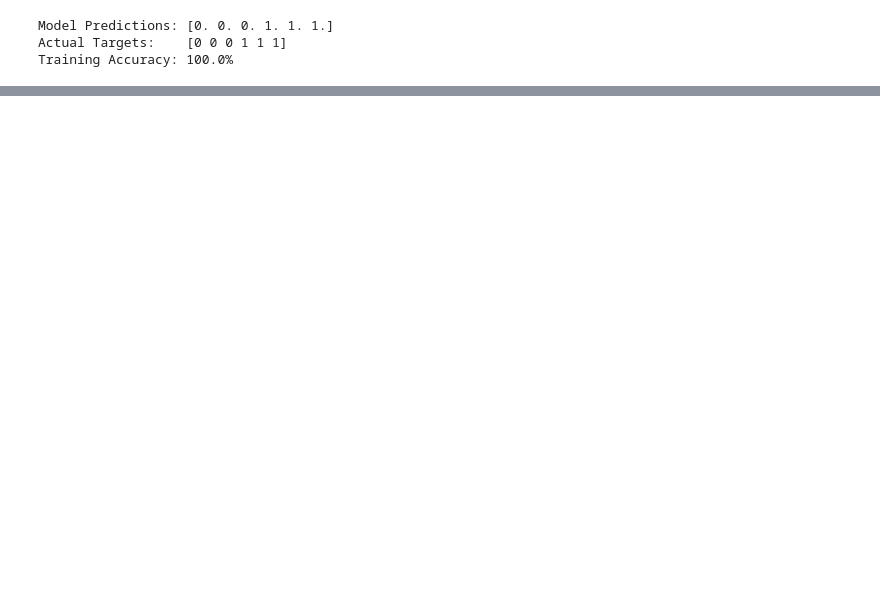
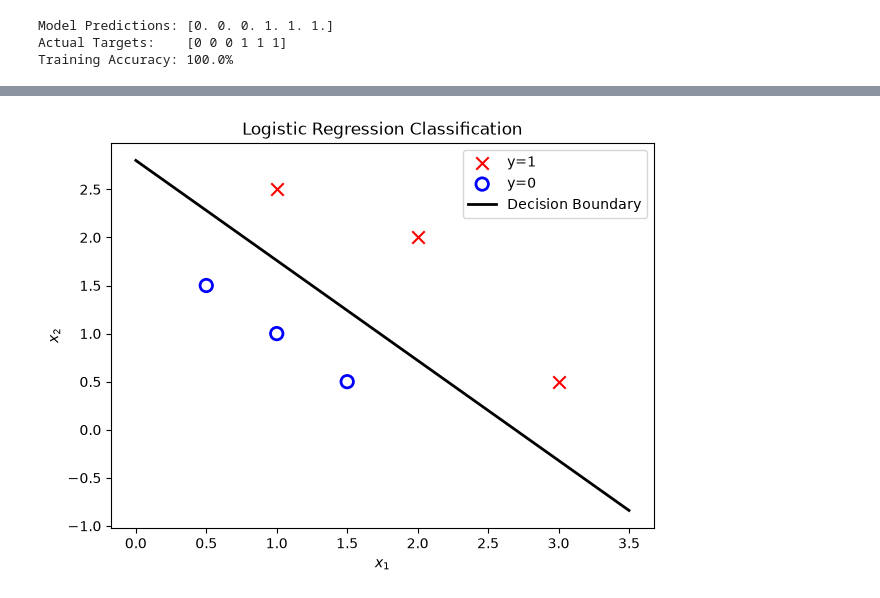
Before and after one commit to deepakdasbiswas/Machine-Learning, a Jupyter notebook: Logistic_Regression.ipynb, the cells around one changed output, grey strips where cells are left out. Cells and saved outputs as stored; diff of their text form; code cells hidden in the pictures; blank space fills up the shorter version.

```diff
--- a/Logistic_Regression.ipynb
+++ b/Logistic_Regression.ipynb
@@ -153,16 +177,13 @@ def compute_gradient_logistic(X, y, w, b):
     dj_db = 0.
 
     for i in range(m):
-        # Pass the linear combination through the sigmoid
         f_wb_i = sigmoid(np.dot(X[i], w) + b)
         err_i  = f_wb_i  - y[i]
         for j in range(n):
             dj_dw[j] = dj_dw[j] + err_i * X[i,j]
         dj_db = dj_db + err_i
 
-    dj_dw = dj_dw / m
-    dj_db = dj_db / m
-    return dj_dw, dj_db
+    return dj_dw / m, dj_db / m
 
 def gradient_descent_logistic(X, y, w_in, b_in, alpha, num_iters):
     J_history = []
@@ -182,7 +203,7 @@ def gradient_descent_logistic(X, y, w_in, b_in, alpha, num_iters):
 
     return w, b, J_history
 
-# Sample Binary Classification Data (2 features)
+# Train a model on 2D synthetic data
 X_train_log = np.array([[0.5, 1.5], [1, 1], [1.5, 0.5], [3, 0.5], [2, 2], [1, 2.5]])
 y_train_log = np.array([0, 0, 0, 1, 1, 1])
 
@@ -191,7 +212,6 @@ b_tmp  = 0.
 alph = 0.1
 iters = 10000
 
-print("Starting Logistic Regression Training...")
 w_out, b_out, _ = gradient_descent_logistic(X_train_log, y_train_log, w_tmp, b_tmp, alph, iters)
 print(f"\nOptimized weights: {w_out}, bias: {b_out:.4f}")
 # %% [output]
@@ -277,0 +260,21 @@ These exact penalty additions apply identically to both Linear and Logistic Regr
+# %%
+fig, ax = plt.subplots(figsize=(7, 5))
+
+pos = y_train_log == 1
+neg = y_train_log == 0
+
+ax.scatter(X_train_log[pos, 0], X_train_log[pos, 1], marker='x', s=80, c='red', label="y=1")
+ax.scatter(X_train_log[neg, 0], X_train_log[neg, 1], marker='o', s=80, facecolors='none', edgecolors='blue', lw=2, label="y=0")
+
+# Calculate boundary points using algebraic formula
+x1_points = np.array([0, 3.5])
+x2_points = (-w_out[0] * x1_points - b_out) / w_out[1]
+
+ax.plot(x1_points, x2_points, c="black", lw=2, label="Decision Boundary")
+ax.set_title("Logistic Regression Classification")
+ax.set_xlabel("$x_1$")
+ax.set_ylabel("$x_2$")
+ax.legend()
+plt.show()
+# %% [output]
+[figure, added]
```
Also changed, not shown: parts of 15 cells of this notebook.
